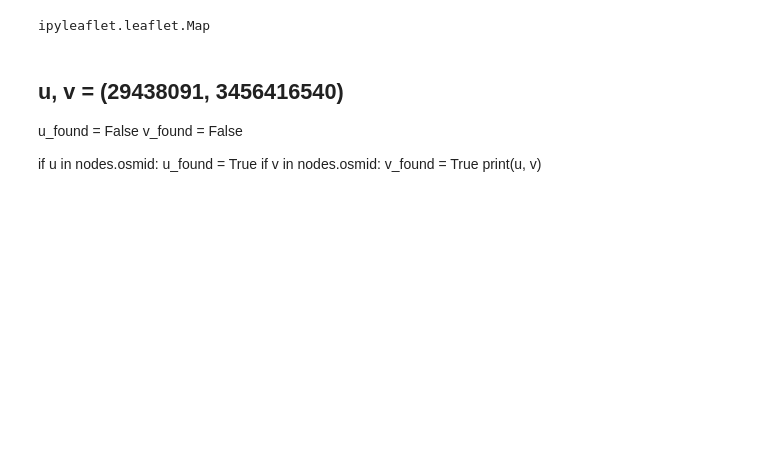
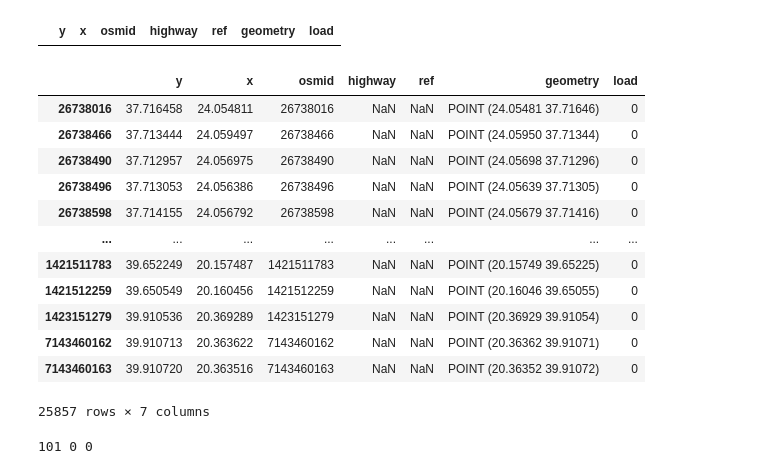
Before and after one commit to cbabalis/osm_project, a Jupyter notebook: src/networkx-osm-zografou.ipynb, the cells around one changed output. Saved outputs shown, nothing was run; the diff lists cells and outputs as text; code cells hidden in the pictures; blank space fills up the shorter version.

Commit message:
edges and nodes updated

```diff
--- a/src/networkx-osm-zografou.ipynb
+++ b/src/networkx-osm-zografou.ipynb
@@ -96,14 +98,36 @@ Map(bottom=103577.0, center=[35.513471, 23.908327], controls=(ZoomControl(option
-# %%
-type(m)
-# %% [output]
-ipyleaflet.leaflet.Map
-# %% [markdown]
-## u, v = (29438091, 3456416540)
-u_found = False
-v_found = False
-
-if u in nodes.osmid:
-    u_found = True
-if v in nodes.osmid:
-    v_found = True
-print(u, v)
+# %%
+import numpy as np
+def add_load_column(nodes, name='load'):
+    nodes[name] = 0
+
+def get_shortest_path(u, v):
+    shortest_path = nx.dijkstra_path(graph, u, v, weight='length')
+    return shortest_path
+
+def update_nodes(shortest_path, nodes, col_name, cost):
+    for n in shortest_path:
+        nodes.loc[nodes.osmid == n, col_name] += cost
+# %%
+from IPython.display import display
+add_load_column(nodes)
+shortest_path = get_shortest_path(edges.u[1000], edges.u[11000])
+update_nodes(shortest_path, nodes, 'load', 500)
+len(shortest_path)
+sp_nodes = nodes.loc[nodes['load'] == 700]
+display(sp_nodes)
+nodes
+# %% [output]
+|  | y | x | osmid | highway | ref | geometry | load |
+|  | y | x | osmid | highway | ref | geometry | load |
+| 26738016 | 37.716458 | 24.054811 | 26738016 | NaN | NaN | POINT (24.05481 37.71646) | 0 |
+| 26738466 | 37.713444 | 24.059497 | 26738466 | NaN | NaN | POINT (24.05950 37.71344) | 0 |
+| 26738490 | 37.712957 | 24.056975 | 26738490 | NaN | NaN | POINT (24.05698 37.71296) | 0 |
+| 26738496 | 37.713053 | 24.056386 | 26738496 | NaN | NaN | POINT (24.05639 37.71305) | 0 |
+| 26738598 | 37.714155 | 24.056792 | 26738598 | NaN | NaN | POINT (24.05679 37.71416) | 0 |
+| ... | ... | ... | ... | ... | ... | ... | ... |
+| 1421511783 | 39.652249 | 20.157487 | 1421511783 | NaN | NaN | POINT (20.15749 39.65225) | 0 |
+| 1421512259 | 39.650549 | 20.160456 | 1421512259 | NaN | NaN | POINT (20.16046 39.65055) | 0 |
+| 1423151279 | 39.910536 | 20.369289 | 1423151279 | NaN | NaN | POINT (20.36929 39.91054) | 0 |
+| 7143460162 | 39.910713 | 20.363622 | 7143460162 | NaN | NaN | POINT (20.36362 39.91071) | 0 |
+| 7143460163 | 39.910720 | 20.363516 | 7143460163 | NaN | NaN | POINT (20.36352 39.91072) | 0 |
+25857 rows × 7 columns
@@ -109,0 +136,15 @@ print(u, v)
+# %%
+add_load_column(nodes)
+shortest_path2 = get_shortest_path(edges.u[1000], edges.u[11000])
+update_nodes(shortest_path, nodes, 'load', 700)
+
+shortest_path = get_shortest_path(edges.u[1000], edges.u[11010])
+update_nodes(shortest_path, nodes, 'load', 300)
+
+a_thousand_nodes = nodes.loc[nodes['load'] == 1000]
+three_h_nodes = nodes.loc[nodes['load'] == 300]
+seven_h_nodes = nodes.loc[nodes['load'] == 700]
+
+print(len(a_thousand_nodes), len(three_h_nodes), len(seven_h_nodes))
+# %% [output]
+101 0 0
```
Also changed, not shown: parts of 12 cells of this notebook.
